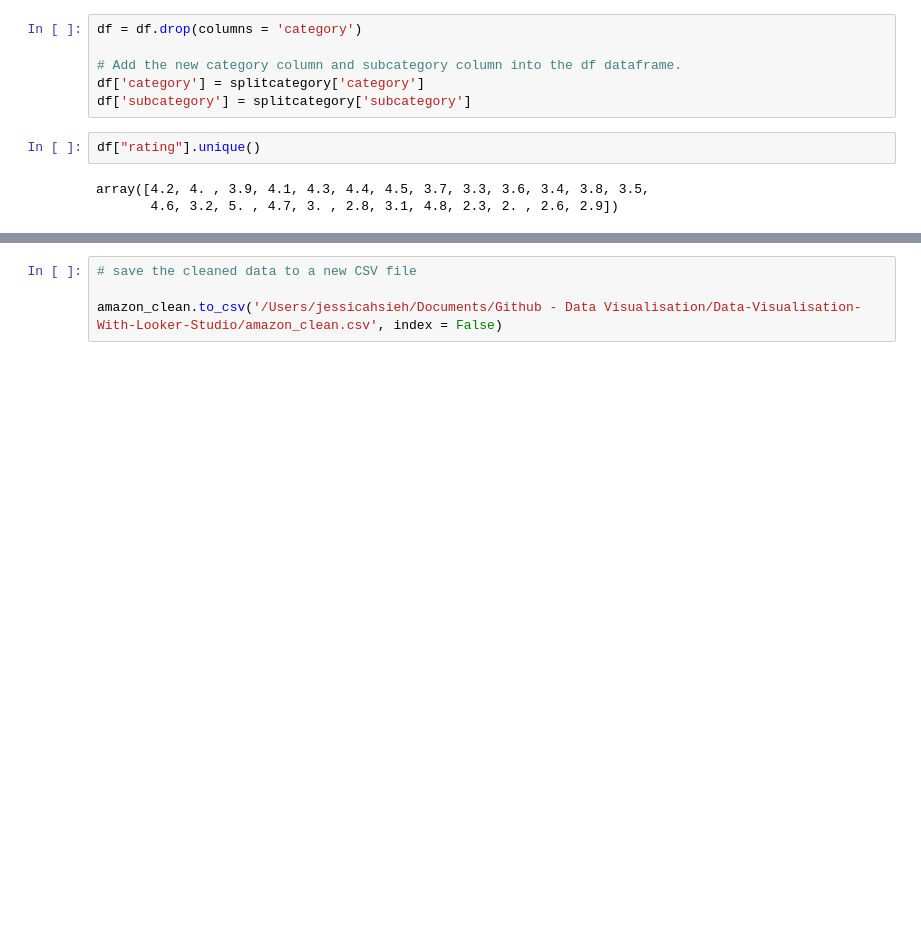
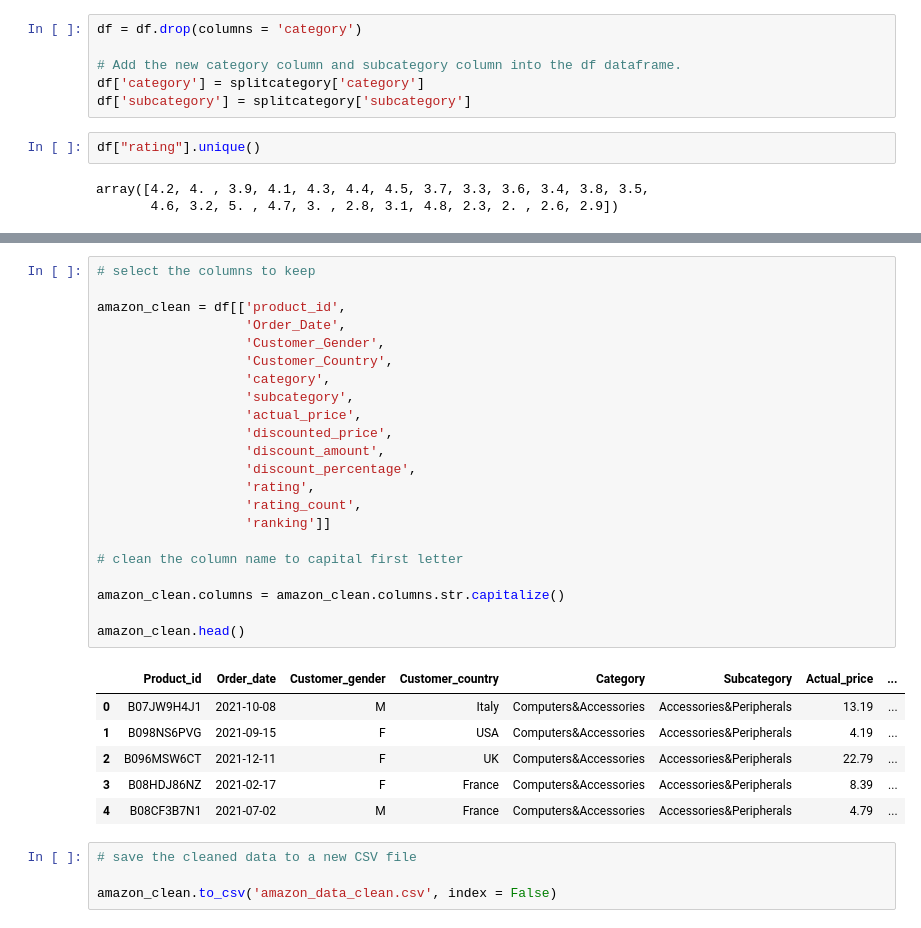
Before and after one commit to jessih828/Data-Visualisation-With-Looker-Studio, a Jupyter notebook: amazon_dataset.ipynb, the cells around one changed output, grey strips where cells are left out. Cells and saved outputs as stored; diff of their text form; blank space fills up the shorter version.

```diff
--- a/amazon_dataset.ipynb
+++ b/amazon_dataset.ipynb
@@ -240,4 +271,33 @@ df["order_date"] = pd.to_datetime(df["order_date"])
+# %%
+# select the columns to keep
+
+amazon_clean = df[['product_id',
+                   'Order_Date',
+                   'Customer_Gender',
+                   'Customer_Country',
+                   'category',
+                   'subcategory',
+                   'actual_price',
+                   'discounted_price',
+                   'discount_amount',
+                   'discount_percentage',
+                   'rating',
+                   'rating_count',
+                   'ranking']]
+
+# clean the column name to capital first letter
+
+amazon_clean.columns = amazon_clean.columns.str.capitalize()
+
+amazon_clean.head()
+# %% [output]
+|  | Product_id | Order_date | Customer_gender | Customer_country | Category | Subcategory | Actual_price | ... |
+| 0 | B07JW9H4J1 | 2021-10-08 | M | Italy | Computers&Accessories | Accessories&Peripherals | 13.19 | ... |
+| 1 | B098NS6PVG | 2021-09-15 | F | USA | Computers&Accessories | Accessories&Peripherals | 4.19 | ... |
+| 2 | B096MSW6CT | 2021-12-11 | F | UK | Computers&Accessories | Accessories&Peripherals | 22.79 | ... |
+| 3 | B08HDJ86NZ | 2021-02-17 | F | France | Computers&Accessories | Accessories&Peripherals | 8.39 | ... |
+| 4 | B08CF3B7N1 | 2021-07-02 | M | France | Computers&Accessories | Accessories&Peripherals | 4.79 | ... |
 # %%
 # save the cleaned data to a new CSV file
 
-amazon_clean.to_csv('/Users/jessicahsieh/Documents/Github - Data Visualisation/Data-Visualisation-With-Looker-Studio/amazon_clean.csv', index = False)
+amazon_clean.to_csv('amazon_data_clean.csv', index = False)
```
Also changed, not shown: parts of 27 cells of this notebook, 2 other files.
